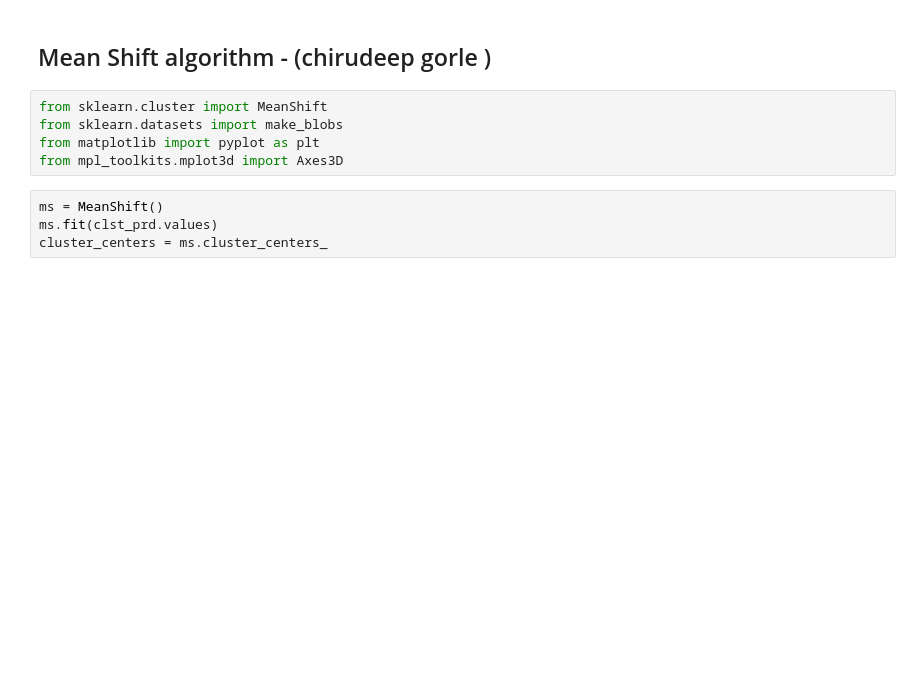
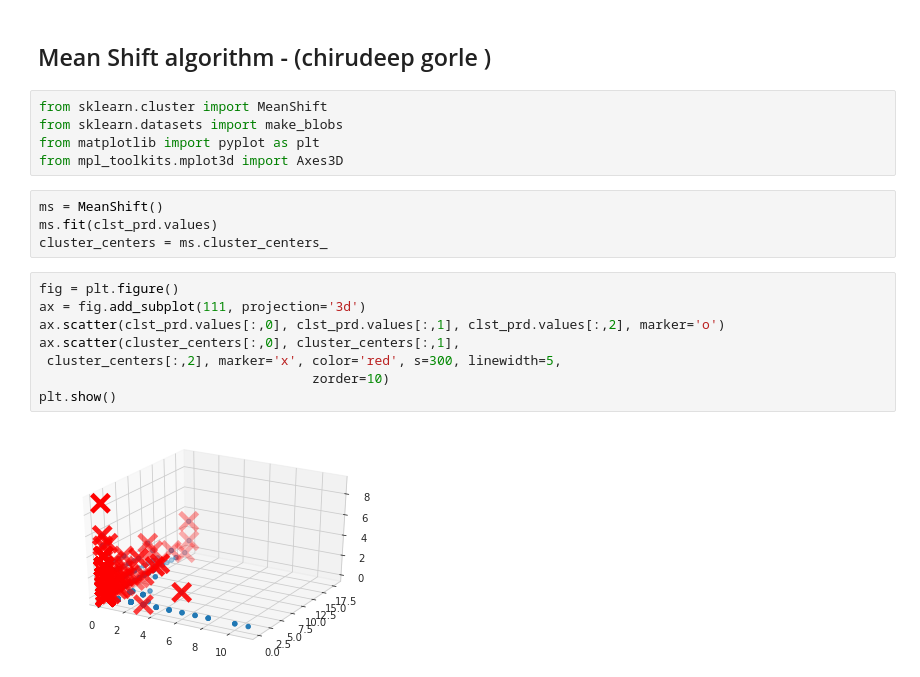
Before and after one commit to saipragna25/Machine-learning-257-asgn-1-grp-, a Jupyter notebook: MLA1_k_means_clustering.ipynb, the cells around one changed output. Saved outputs shown, nothing was run; the diff lists cells and outputs as text; blank space fills up the shorter version.

```diff
--- a/MLA1_k_means_clustering.ipynb
+++ b/MLA1_k_means_clustering.ipynb
@@ -588,3 +580,13 @@ from mpl_toolkits.mplot3d import Axes3D
 ms = MeanShift()
 ms.fit(clst_prd.values)
 cluster_centers = ms.cluster_centers_
+# %%
+fig = plt.figure()
+ax = fig.add_subplot(111, projection='3d')
+ax.scatter(clst_prd.values[:,0], clst_prd.values[:,1], clst_prd.values[:,2], marker='o')
+ax.scatter(cluster_centers[:,0], cluster_centers[:,1],
+ cluster_centers[:,2], marker='x', color='red', s=300, linewidth=5,
+                                   zorder=10)
+plt.show()
+# %% [output]
+[figure, added]
```
Also changed, not shown: parts of 17 cells of this notebook.
